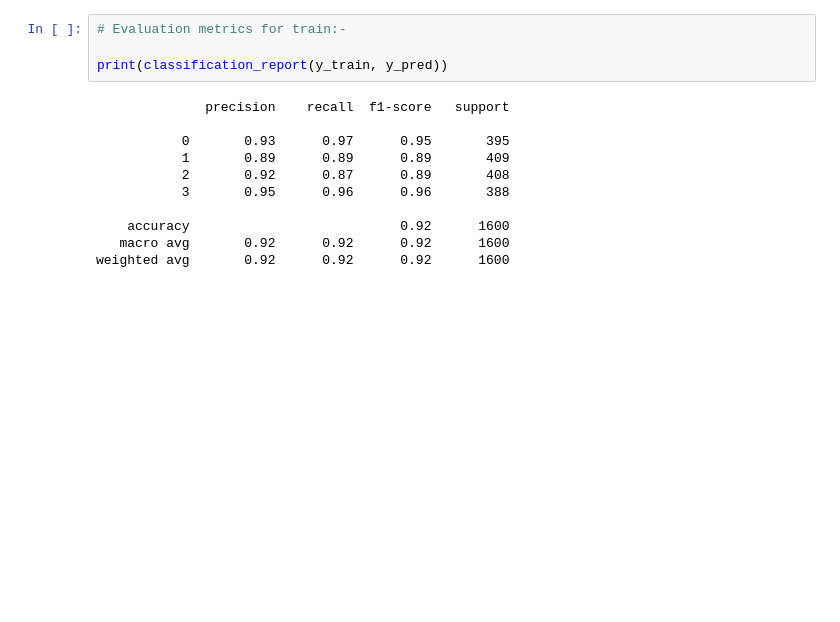
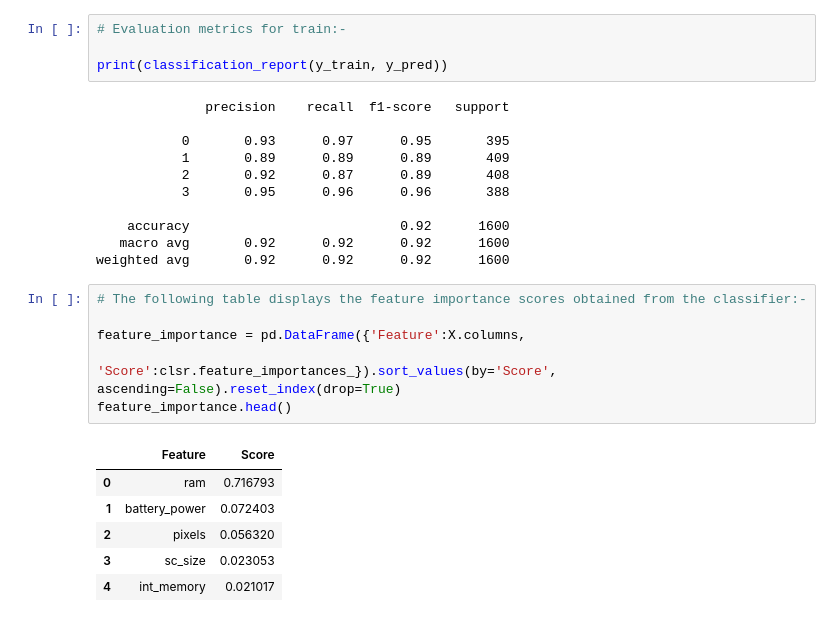
Before and after one commit to nandukamankar/CLASSIFICATION-PROJECT, a Jupyter notebook: Classification_Mobile_price_range_prediction_nandu.ipynb, the cells around one changed output. Drawn from its saved outputs; the diff is of its cells as text; blank space fills up the shorter version.

```diff
--- a/Classification_Mobile_price_range_prediction_nandu.ipynb
+++ b/Classification_Mobile_price_range_prediction_nandu.ipynb
@@ -769,3 +769,16 @@ print(classification_report(y_train, y_pred))
     accuracy                           0.92      1600
    macro avg       0.92      0.92      0.92      1600
 weighted avg       0.92      0.92      0.92      1600
+# %%
+# The following table displays the feature importance scores obtained from the classifier:-
+
+feature_importance = pd.DataFrame({'Feature':X.columns,
+                                   'Score':clsr.feature_importances_}).sort_values(by='Score', ascending=False).reset_index(drop=True)
+feature_importance.head()
+# %% [output]
+|  | Feature | Score |
+| 0 | ram | 0.716793 |
+| 1 | battery_power | 0.072403 |
+| 2 | pixels | 0.056320 |
+| 3 | sc_size | 0.023053 |
+| 4 | int_memory | 0.021017 |
```
Also changed, not shown: parts of 19 cells of this notebook.
